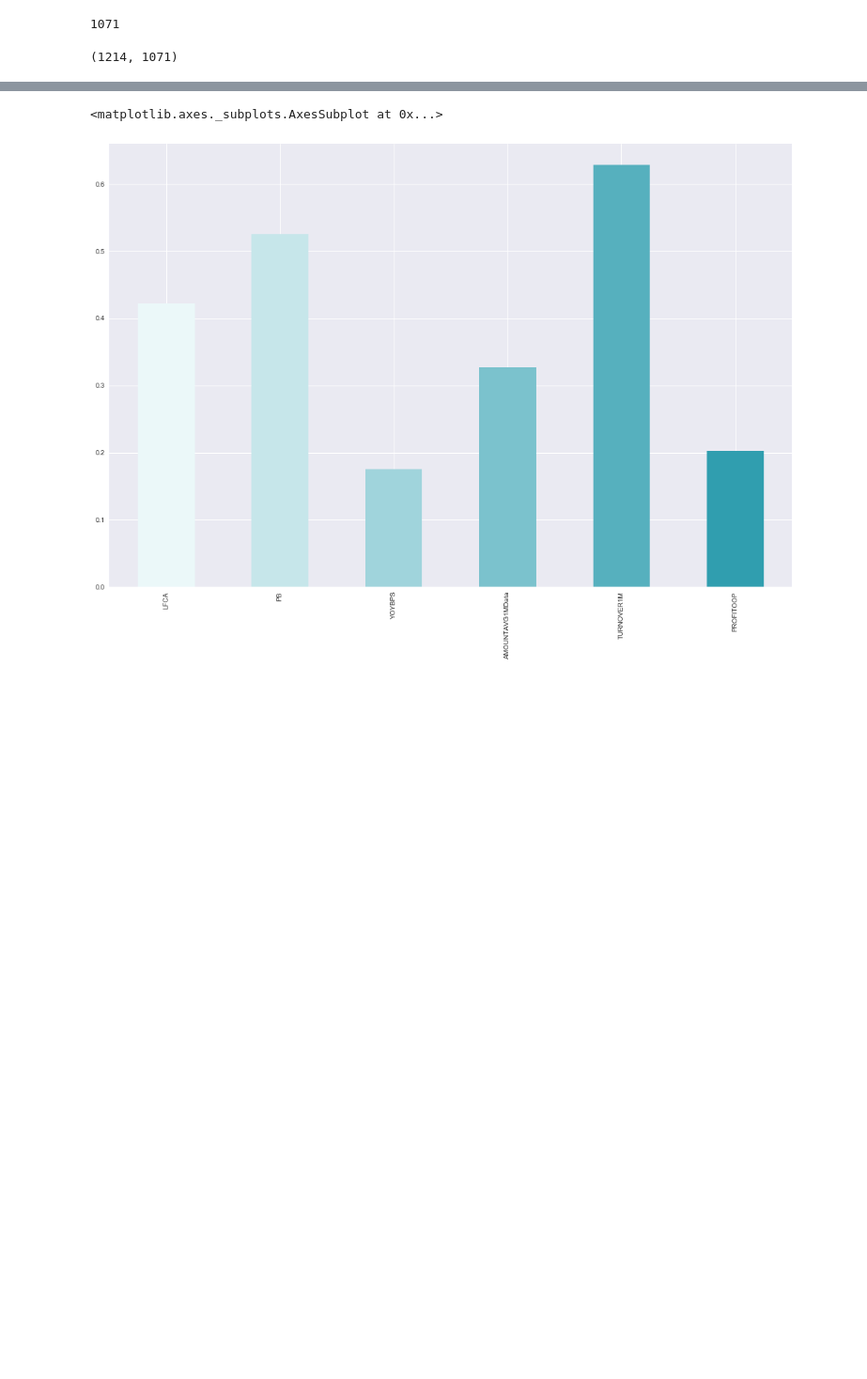
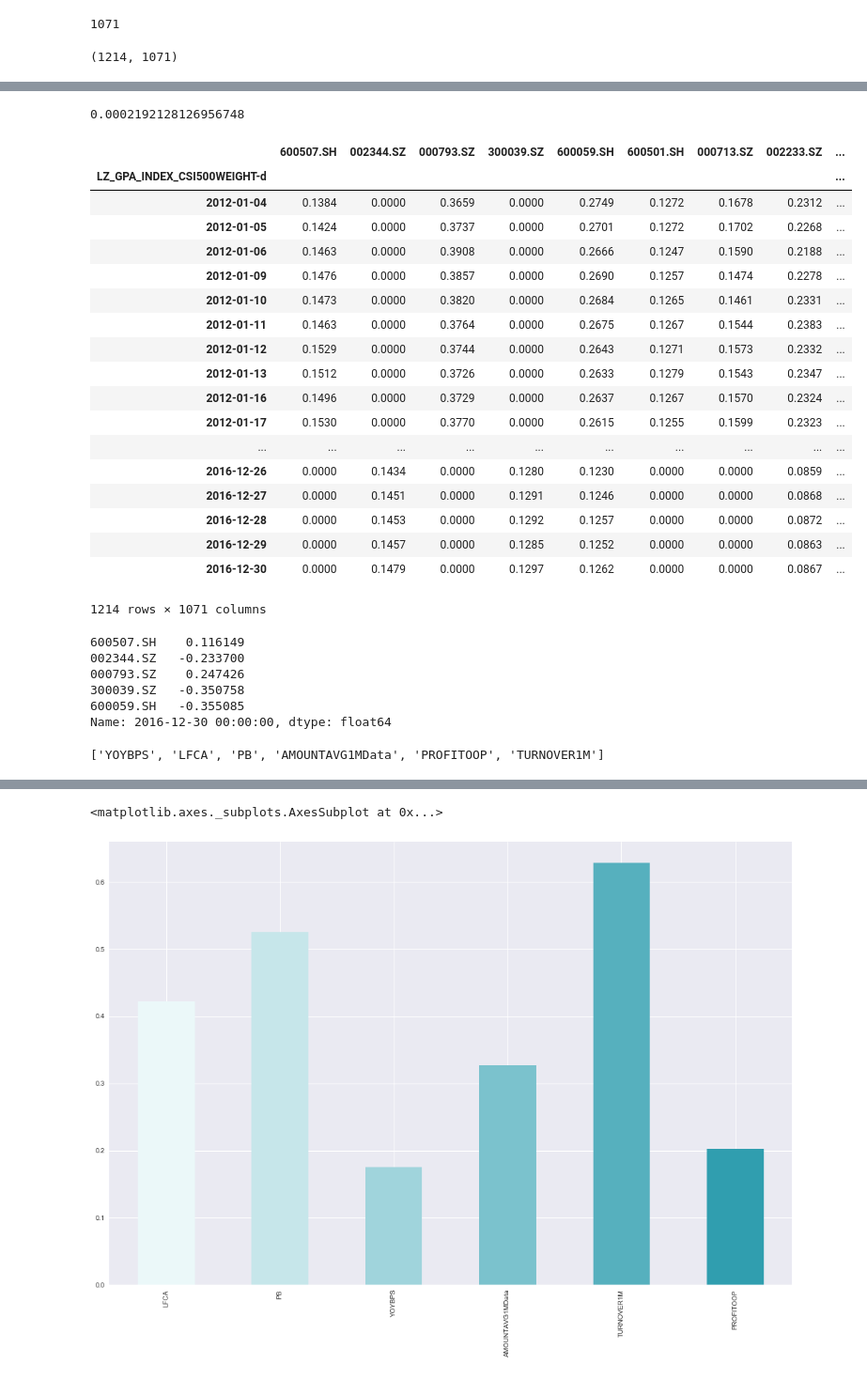
Before and after one commit to kamiseko/factor-test, a Jupyter notebook: Barra Risk Model.ipynb, the cells around one changed output, grey strips where cells are left out. Shown at 94% size. Saved outputs shown, nothing was run; the diff lists cells and outputs as text; code cells hidden in the pictures; blank space fills up the shorter version.

```diff
--- a/Barra Risk Model.ipynb
+++ b/Barra Risk Model.ipynb
@@ -261,0 +528,28 @@ factorPvalue
+# %%
+alphaS
+# %% [output]
+0.0002192128126956748
+# %%
+benchmarkWeight = pd.read_csv(path+ZZ500Weight,infer_datetime_format=True,parse_dates=[0],index_col=0)[stkPool].loc[startTime:endTime].fillna(0)
+# %%
+benchmarkWeight
+# %% [output]
+|  | 600507.SH | 002344.SZ | 000793.SZ | 300039.SZ | 600059.SH | 600501.SH | 000713.SZ | 002233.SZ | ... |
+| LZ_GPA_INDEX_CSI500WEIGHT-d |  |  |  |  |  |  |  |  | ... |
+| 2012-01-04 | 0.1384 | 0.0000 | 0.3659 | 0.0000 | 0.2749 | 0.1272 | 0.1678 | 0.2312 | ... |
+| 2012-01-05 | 0.1424 | 0.0000 | 0.3737 | 0.0000 | 0.2701 | 0.1272 | 0.1702 | 0.2268 | ... |
+| 2012-01-06 | 0.1463 | 0.0000 | 0.3908 | 0.0000 | 0.2666 | 0.1247 | 0.1590 | 0.2188 | ... |
+| 2012-01-09 | 0.1476 | 0.0000 | 0.3857 | 0.0000 | 0.2690 | 0.1257 | 0.1474 | 0.2278 | ... |
+| 2012-01-10 | 0.1473 | 0.0000 | 0.3820 | 0.0000 | 0.2684 | 0.1265 | 0.1461 | 0.2331 | ... |
+| 2012-01-11 | 0.1463 | 0.0000 | 0.3764 | 0.0000 | 0.2675 | 0.1267 | 0.1544 | 0.2383 | ... |
+| 2012-01-12 | 0.1529 | 0.0000 | 0.3744 | 0.0000 | 0.2643 | 0.1271 | 0.1573 | 0.2332 | ... |
+| 2012-01-13 | 0.1512 | 0.0000 | 0.3726 | 0.0000 | 0.2633 | 0.1279 | 0.1543 | 0.2347 | ... |
+| 2012-01-16 | 0.1496 | 0.0000 | 0.3729 | 0.0000 | 0.2637 | 0.1267 | 0.1570 | 0.2324 | ... |
+| 2012-01-17 | 0.1530 | 0.0000 | 0.3770 | 0.0000 | 0.2615 | 0.1255 | 0.1599 | 0.2323 | ... |
+| ... | ... | ... | ... | ... | ... | ... | ... | ... | ... |
+| 2016-12-26 | 0.0000 | 0.1434 | 0.0000 | 0.1280 | 0.1230 | 0.0000 | 0.0000 | 0.0859 | ... |
+| 2016-12-27 | 0.0000 | 0.1451 | 0.0000 | 0.1291 | 0.1246 | 0.0000 | 0.0000 | 0.0868 | ... |
+| 2016-12-28 | 0.0000 | 0.1453 | 0.0000 | 0.1292 | 0.1257 | 0.0000 | 0.0000 | 0.0872 | ... |
+| 2016-12-29 | 0.0000 | 0.1457 | 0.0000 | 0.1285 | 0.1252 | 0.0000 | 0.0000 | 0.0863 | ... |
+| 2016-12-30 | 0.0000 | 0.1479 | 0.0000 | 0.1297 | 0.1262 | 0.0000 | 0.0000 | 0.0867 | ... |
+1214 rows × 1071 columns
@@ -261,0 +558,14 @@ factorPvalue
+# %%
+factordic .values()[3].iloc[-1].head()
+# %% [output]
+600507.SH    0.116149
+002344.SZ   -0.233700
+000793.SZ    0.247426
+300039.SZ   -0.350758
+600059.SH   -0.355085
+Name: 2016-12-30 00:00:00, dtype: float64
+# %%
+# note that dictionary is not  used in the given order, so make sure keys pair the values!
+factordic.keys()
+# %% [output]
+['YOYBPS', 'LFCA', 'PB', 'AMOUNTAVG1MData', 'PROFITOOP', 'TURNOVER1M']
```
Also changed, not shown: parts of 68 cells of this notebook, 4 other files.
